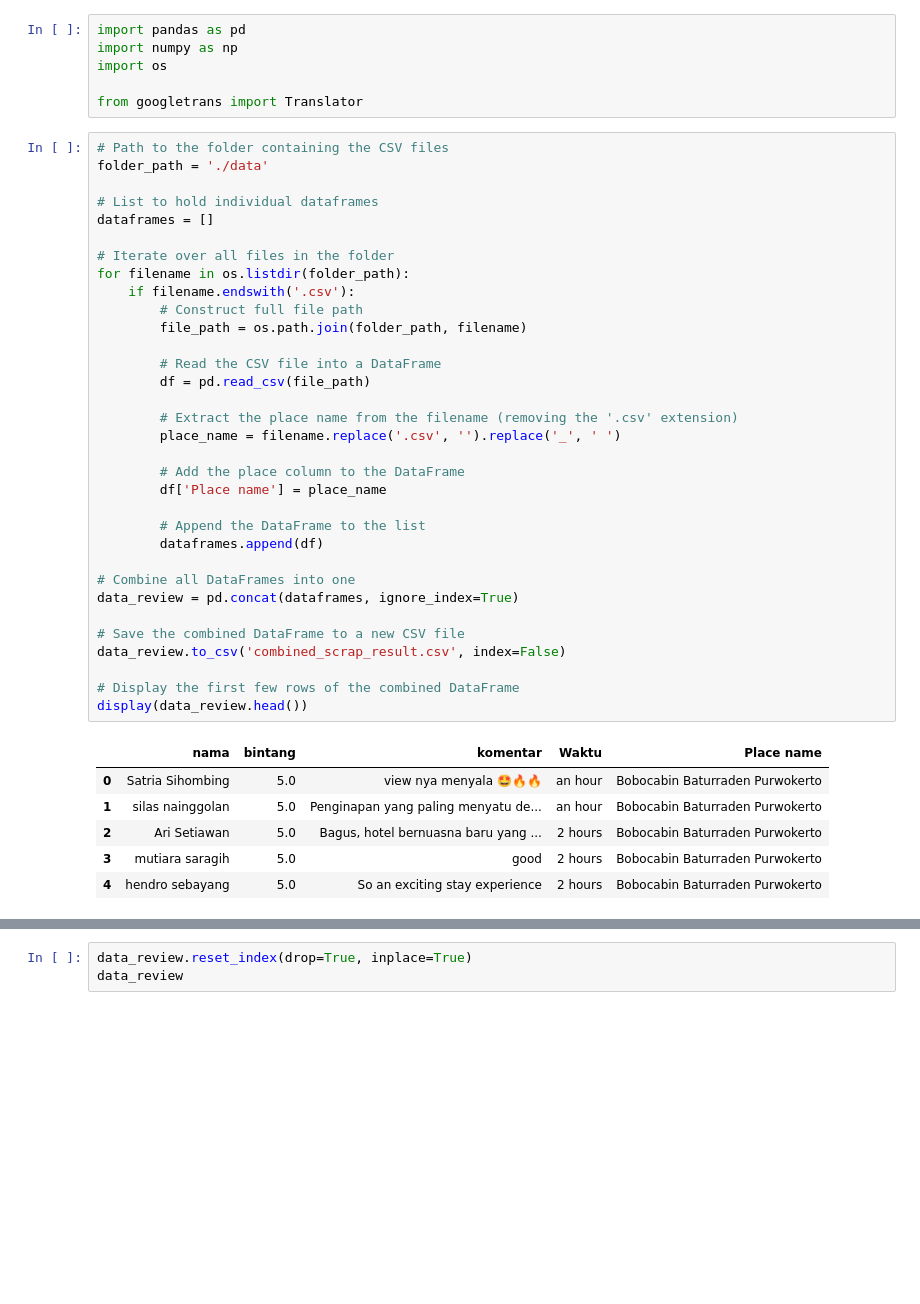
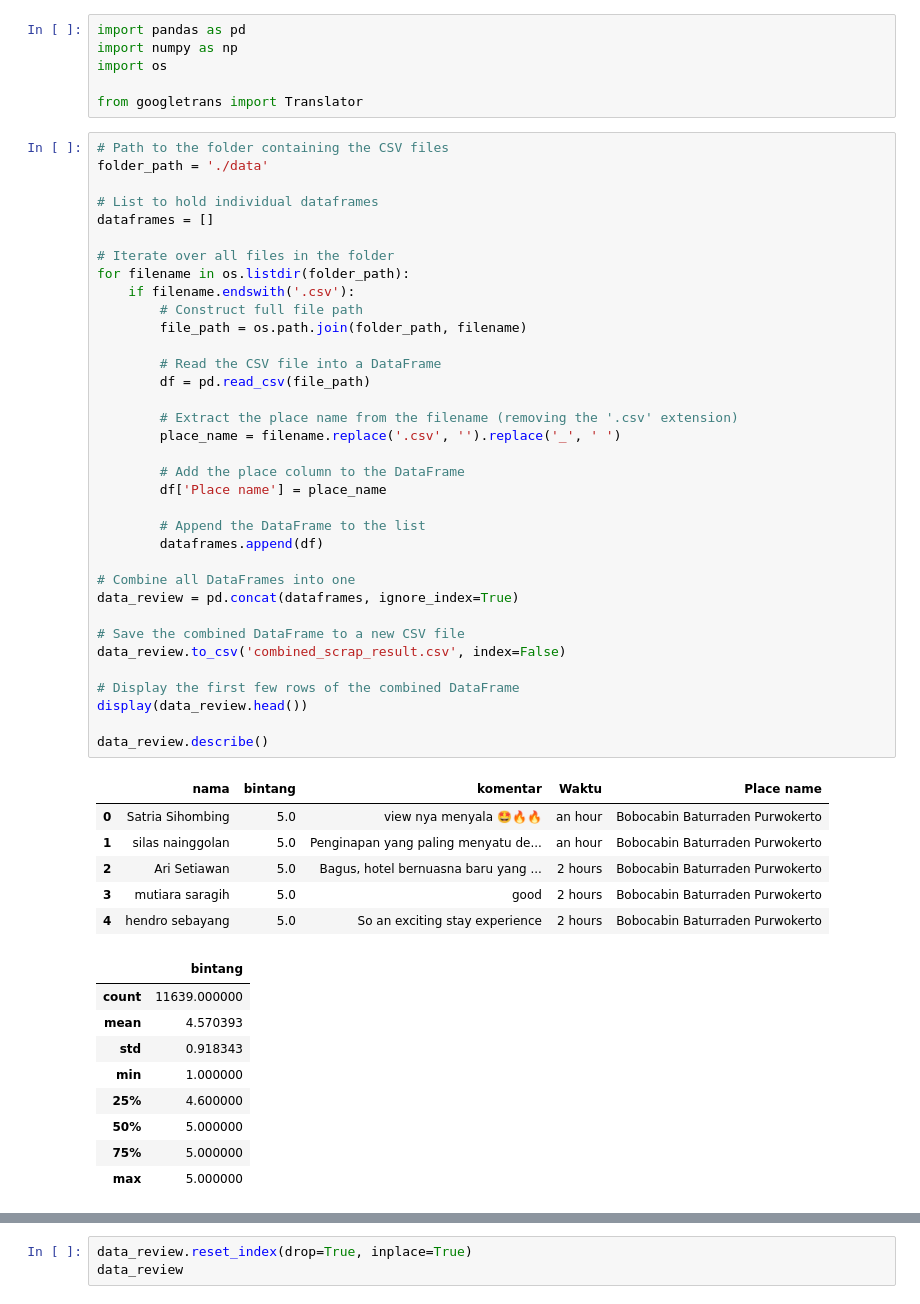
Before and after one commit to harunasrori/bobobox_reviews, a Jupyter notebook: Preprocess.ipynb, the cells around one changed output, grey strips where cells are left out. Cells and saved outputs as stored; diff of their text form; blank space fills up the shorter version.

```diff
--- a/Preprocess.ipynb
+++ b/Preprocess.ipynb
@@ -17,33 +17,44 @@ for filename in os.listdir(folder_path):
         # Construct full file path
         file_path = os.path.join(folder_path, filename)
 
         # Read the CSV file into a DataFrame
         df = pd.read_csv(file_path)
 
         # Extract the place name from the filename (removing the '.csv' extension)
         place_name = filename.replace('.csv', '').replace('_', ' ')
 
         # Add the place column to the DataFrame
         df['Place name'] = place_name
 
         # Append the DataFrame to the list
         dataframes.append(df)
 
 # Combine all DataFrames into one
 data_review = pd.concat(dataframes, ignore_index=True)
 
 # Save the combined DataFrame to a new CSV file
 data_review.to_csv('combined_scrap_result.csv', index=False)
 
 # Display the first few rows of the combined DataFrame
 display(data_review.head())
+
+data_review.describe()
 # %% [output]
 |  | nama | bintang | komentar | Waktu | Place name |
 | 0 | Satria Sihombing | 5.0 | view nya menyala 🤩🔥🔥 | an hour | Bobocabin Baturraden Purwokerto |
 | 1 | silas nainggolan | 5.0 | Penginapan yang paling menyatu de... | an hour | Bobocabin Baturraden Purwokerto |
 | 2 | Ari Setiawan | 5.0 | Bagus, hotel bernuasna baru yang ... | 2 hours | Bobocabin Baturraden Purwokerto |
 | 3 | mutiara saragih | 5.0 | good | 2 hours | Bobocabin Baturraden Purwokerto |
 | 4 | hendro sebayang | 5.0 | So an exciting stay experience | 2 hours | Bobocabin Baturraden Purwokerto |
+|  | bintang |
+| count | 11639.000000 |
+| mean | 4.570393 |
+| std | 0.918343 |
+| min | 1.000000 |
+| 25% | 4.600000 |
+| 50% | 5.000000 |
+| 75% | 5.000000 |
+| max | 5.000000 |
 # %%
 print(data_review.size)
 data_review.dropna(subset="komentar", inplace=True)
```
Also changed, not shown: parts of 11 cells of this notebook, 2 other files.
